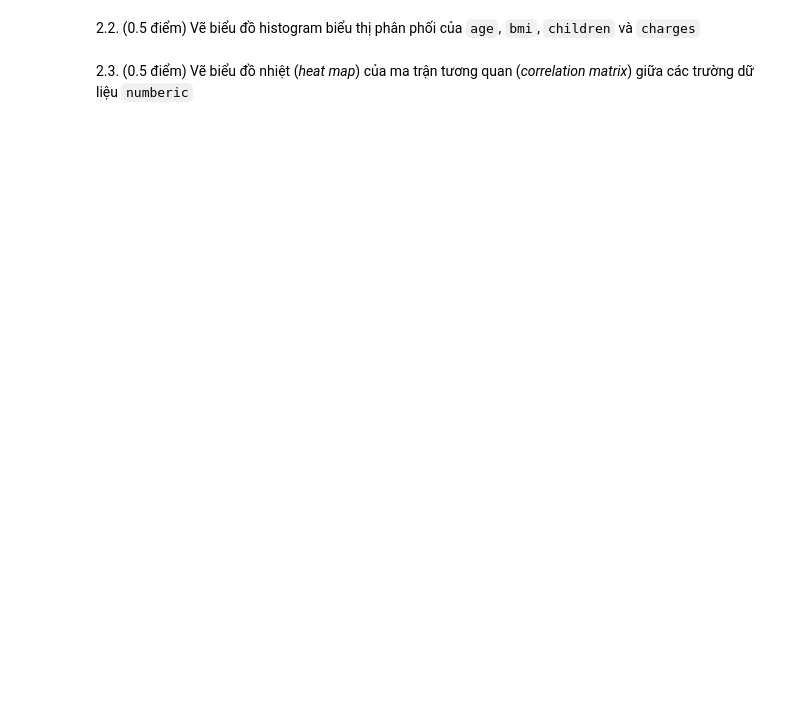
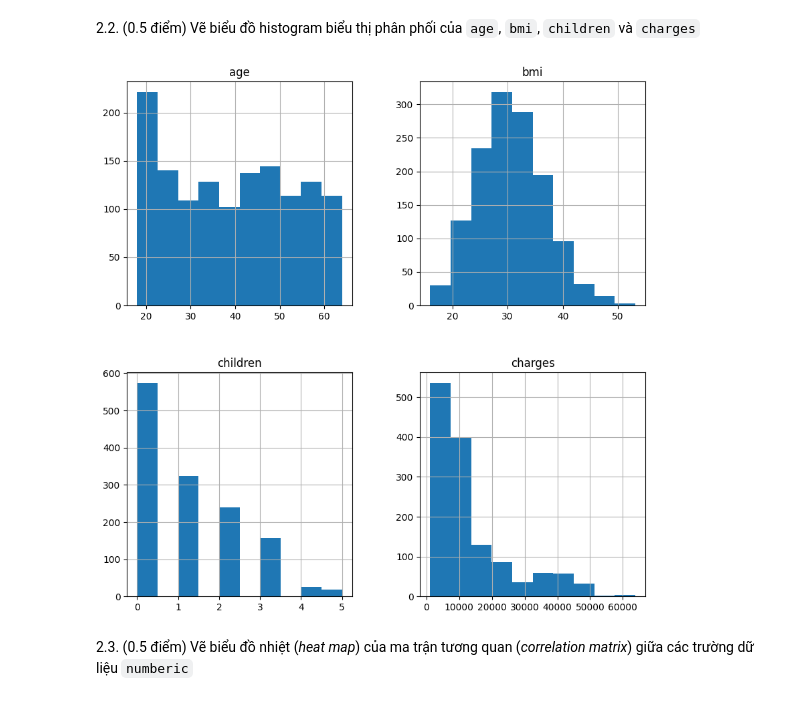
Before and after one commit to baovin/ML_homework, a Jupyter notebook: test_1_Question.ipynb, the cells around one changed output. Cells and saved outputs as stored; diff of their text form; code cells hidden in the pictures; blank space fills up the shorter version.

```diff
--- a/test_1_Question.ipynb
+++ b/test_1_Question.ipynb
@@ -70,7 +151,12 @@ random_state = 42
 # %%
 ######################
 # Gợi ý: histogram của Pandas
 # Code
+data.hist(column=['age', 'bmi', 'children', 'charges'], figsize=(10, 10))
+plt.show()
+
 ######################
+# %% [output]
+[figure, added]
 # %% [markdown]
 2.3. (0.5 điểm) Vẽ biểu đồ nhiệt (*heat map*) của ma trận tương quan (*correlation matrix*) giữa các trường dữ liệu `numberic`
```
Also changed, not shown: parts of 22 cells of this notebook.
